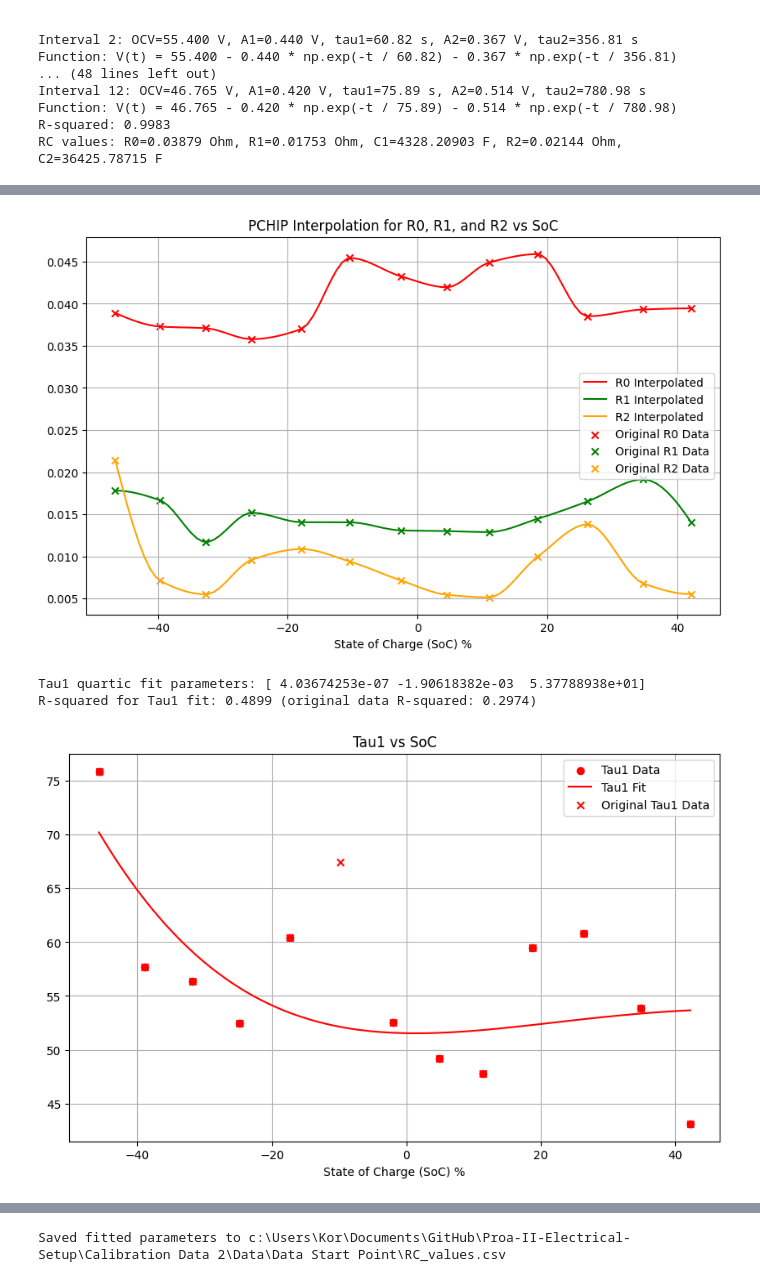
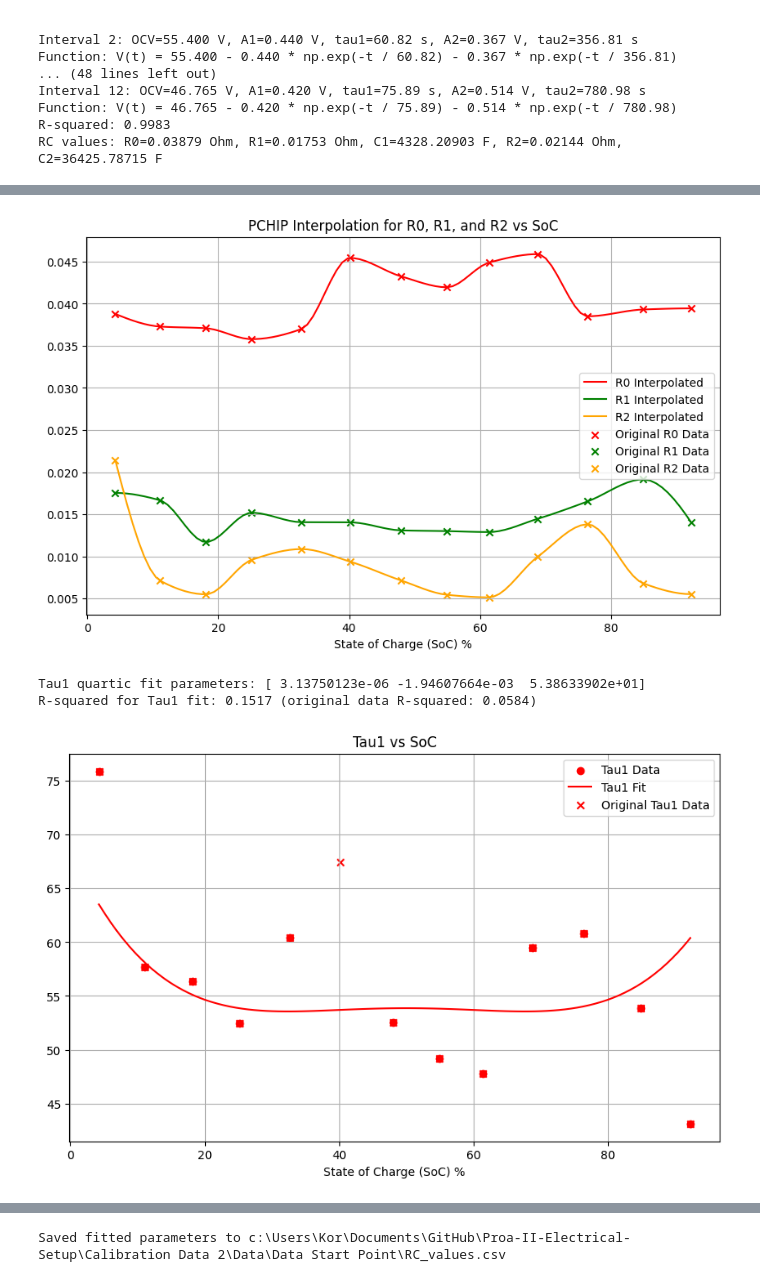
Before and after one commit to Inverated/Proa-II-Electrical-Setup, a Jupyter notebook: Calibration Data 2/Data/calibration_code/4.rc-curve-fit.ipynb, the cells around one changed output, grey strips where cells are left out. Saved outputs shown, nothing was run; the diff lists cells and outputs as text; code cells hidden in the pictures.

```diff
--- a/Calibration Data 2/Data/calibration_code/4.rc-curve-fit.ipynb
+++ b/Calibration Data 2/Data/calibration_code/4.rc-curve-fit.ipynb
@@ -231,18 +230,18 @@ r2_soc = []
 r0_index_to_drop = []
 r1_index_to_drop = []
 r2_index_to_drop = []
-for i in range(len(normalised_soc)):
+for i in range(len(fitted_params_list["SoC"])):
     if i not in r0_index_to_drop:
         r0_cleaned.append(fitted_params_list["r0"][i])
-        r0_soc.append(normalised_soc[i])
+        r0_soc.append(fitted_params_list["SoC"][i])
 
     if i not in r1_index_to_drop:
         r1_cleaned.append(fitted_params_list["r1"][i])
-        r1_soc.append(normalised_soc[i])
+        r1_soc.append(fitted_params_list["SoC"][i])
 
     if i not in r2_index_to_drop:
         r2_cleaned.append(fitted_params_list["r2"][i])
-        r2_soc.append(normalised_soc[i])
+        r2_soc.append(fitted_params_list["SoC"][i])
 # %%
 CENTER = 50 # Shift center of graph at 50% SoC to origin
 r_model = lambda x, a, b, c, d, e: a * (x - CENTER)**4 + b * (x - CENTER)**3 + c * (x - CENTER)**2 + d * (x - CENTER) + e
@@ -293,7 +291,7 @@ r0_interpolator = PchipInterpolator(np.flip(r0_soc), np.flip(r0_cleaned))
 r1_interpolator = PchipInterpolator(np.flip(r1_soc), np.flip(r1_cleaned))
 r2_interpolator = PchipInterpolator(np.flip(r2_soc), np.flip(r2_cleaned))
 
-soc_range = np.linspace(min(normalised_soc), max(normalised_soc), 100)
+soc_range = np.linspace(min(fitted_params_list["SoC"]), max(fitted_params_list["SoC"]), 100)
 
 r0_smooth = r0_interpolator(soc_range)
 r1_smooth = r1_interpolator(soc_range)
@@ -303,50 +301,50 @@ plt.figure(figsize=(10, 6))
 plt.plot(soc_range, r0_smooth, label='R0 Interpolated', color='red')
 plt.plot(soc_range, r1_smooth, label='R1 Interpolated', color='green')
 plt.plot(soc_range, r2_smooth, label='R2 Interpolated', color='orange')
-plt.scatter(normalised_soc, fitted_params_list["r0"], label='Original R0 Data', color='red', marker='x')
-plt.scatter(normalised_soc, fitted_params_list["r1"], label='Original R1 Data', color='green', marker='x')
-plt.scatter(normalised_soc, fitted_params_list["r2"], label='Original R2 Data', color='orange', marker='x')
+plt.scatter(fitted_params_list["SoC"], fitted_params_list["r0"], label='Original R0 Data', color='red', marker='x')
+plt.scatter(fitted_params_list["SoC"], fitted_params_list["r1"], label='Original R1 Data', color='green', marker='x')
+plt.scatter(fitted_params_list["SoC"], fitted_params_list["r2"], label='Original R2 Data', color='orange', marker='x')
 plt.title('PCHIP Interpolation for R0, R1, and R2 vs SoC')
 plt.xlabel('State of Charge (SoC) %')
 plt.legend()
 plt.grid()
 plt.show()
 # %% [output]
-[figure, old version]
+[figure, new version]
 # %%
 tau_1_cleaned = []
 tau_1_soc = []
 
 tau_1_index_to_drop = [7]
 
-for i in range(len(normalised_soc)):
+for i in range(len(fitted_params_list["SoC"])):
     if i not in tau_1_index_to_drop:
         tau_1_cleaned.append(fitted_params_list["tau1"][i])
-        tau_1_soc.append(normalised_soc[i])
+        tau_1_soc.append(fitted_params_list["SoC"][i])
 
 t_model = lambda x, a, b, c: a * (x - CENTER)**4 + b * (x - CENTER)**2 + c
 tau_1_params, _ = curve_fit.curve_fit(t_model, tau_1_soc, tau_1_cleaned)
 print(f"Tau1 quartic fit parameters: {tau_1_params}")
 
-ori_r_squared = r_squared(np.array(normalised_soc), np.array(fitted_params_list["tau1"]), t_model, *tau_1_params)
+ori_r_squared = r_squared(np.array(fitted_params_list["SoC"]), np.array(fitted_params_list["tau1"]), t_model, *tau_1_params)
 filtered_r_squared = r_squared(np.array(tau_1_soc), np.array(tau_1_cleaned), t_model, *tau_1_params)
 print(f"R-squared for Tau1 fit: {filtered_r_squared:.4f} (original data R-squared: {ori_r_squared:.4f})")
-x_linespace = np.linspace(min(normalised_soc), max(normalised_soc), 100)
+x_linespace = np.linspace(min(fitted_params_list["SoC"]), max(fitted_params_list["SoC"]), 100)
 
 plt.figure(figsize=(10, 6))
 plt.scatter(tau_1_soc, tau_1_cleaned, label='Tau1 Data', color='red')
 plt.plot(x_linespace, t_model(x_linespace, *tau_1_params), label='Tau1 Fit', color='red')
-plt.scatter(normalised_soc, fitted_params_list["tau1"], color='red', marker='x', label='Original Tau1 Data')
+plt.scatter(fitted_params_list["SoC"], fitted_params_list["tau1"], color='red', marker='x', label='Original Tau1 Data')
 
 plt.title('Tau1 vs SoC')
 plt.xlabel('State of Charge (SoC) %')
 plt.legend()
 plt.grid()
 plt.show()
 # %% [output]
-Tau1 quartic fit parameters: [ 4.03674253e-07 -1.90618382e-03  5.37788938e+01]
-R-squared for Tau1 fit: 0.4899 (original data R-squared: 0.2974)
+Tau1 quartic fit parameters: [ 3.13750123e-06 -1.94607664e-03  5.38633902e+01]
+R-squared for Tau1 fit: 0.1517 (original data R-squared: 0.0584)
-[figure, old version]
+[figure, new version]
 # %%
 tau_2_cleaned = []
 tau_2_soc = []
```
Also changed, not shown: parts of 13 cells of this notebook, 13 other files.
